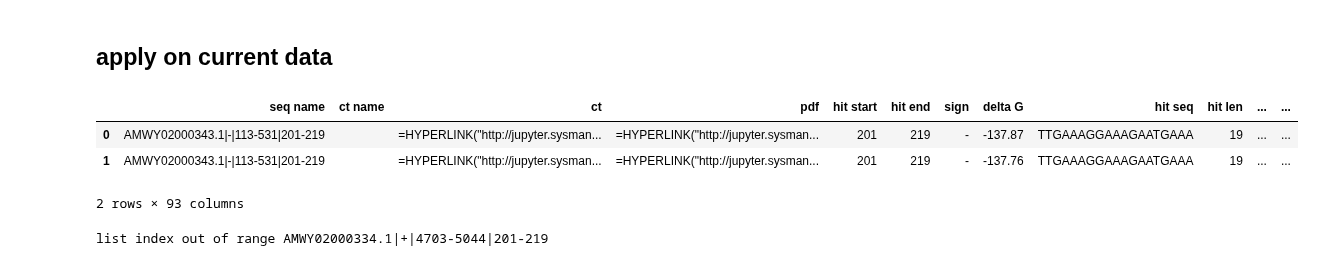
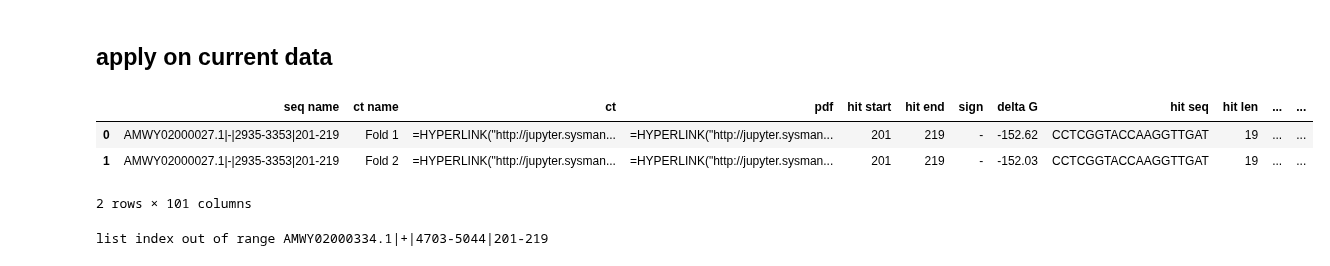
Before and after one commit to Ilia-Abolhasani/amir-p3, a Jupyter notebook: Code.ipynb, the cells around one changed output. Cells and saved outputs as stored; diff of their text form; code cells hidden in the pictures.

```diff
--- a/Code.ipynb
+++ b/Code.ipynb
@@ -1135,6 +1135,7 @@ def get_mismatch(domain, values, MCMA, hit_start, hit_end, mir_type): #MCMA: max
 # %%
 def get_bulge(domain, values, hit_start, hit_end, mir_type):
     size = []
+    bulge_type = []
     location_type = []
     location_start = []
     location_end = []
@@ -1147,11 +1148,12 @@ def get_bulge(domain, values, hit_start, hit_end, mir_type):
         else:
             current = values[d]
             if(current > last):
-                return ["Increment series error", None, None, None, None]
+                return ["Increment series error", None, None, None, None,None]
 
             if(last - current == 1 and zero_counter > 0):
                 size.append(zero_counter)
                 [loc_type, loc_start, loc_end ] = getLocation(lastI+1, d+1, hit_start, hit_end, mir_type)
+                bulge_type.append("zero")
                 location_type.append(loc_type)
                 location_start.append(loc_start)
                 location_end.append(loc_end)
@@ -1159,6 +1161,7 @@ def get_bulge(domain, values, hit_start, hit_end, mir_type):
             if(last - current > 1 and zero_counter == 0):
                 size.append(last - current - 1)
                 [loc_type, loc_start, loc_end ] = getLocation(lastI+2, d, hit_start, hit_end, mir_type)
+                bulge_type.append("jump")
                 location_type.append(loc_type)
                 location_start.append(loc_start)
                 location_end.append(loc_end)
@@ -1168,10 +1171,11 @@ def get_bulge(domain, values, hit_start, hit_end, mir_type):
             lastI = d
     if(mir_type == "3p"):
         size = size[::-1]
+        bulge_type = bulge_type[::-1]
         location_type = location_type[::-1]
         location_start = location_start[::-1]
         location_end = location_end[::-1]
-    return [len(size), size, location_type, location_start, location_end]
+    return [len(size), size, location_type, location_start, location_end, bulge_type]
 # %%
 def get_internal_loop(domain, values, MCMA, hit_start, hit_end, mir_type): #MCMA: maximum consecutive mismatch allowance
     size_HSBL = []  # number of
@@ -1221,11 +1313,11 @@ def get_internal_loop(domain, values, MCMA, hit_start, hit_end, mir_type): #MCMA
 # %%
 server_url = "http://jupyter.sysmanager.ir/tree/plant_microRNA_prediction"
 #MCMA: maximum consecutive mismatch allowance
-def get_row(tag, path, extra, acceptable_terminal_structures = 5, MCMA=3):
+def get_row(tag, path, extra, acceptable_terminal_structures = 5, MCMA=2):
     result = {}
     ct = reformatCT(path)
     result['seq name'] = tag
-    result['ct name'] = ""
+    result['ct name'] = "Fold " + path[-20:].split('SEQ_')[1].split('.ct')[0]
     result['ct'] = f'=HYPERLINK("{server_url + path[1:]}","ct")'
     result['pdf'] = f'=HYPERLINK("{server_url + path[1:-3] + ".pdf"}","pdf")'
     #print(result['pdf'])
@@ -1373,25 +1465,35 @@ def get_row(tag, path, extra, acceptable_terminal_structures = 5, MCMA=3):
             interfering_structures_domain_star = get_interfering_structures(domain_star, values)
             result['domain* interfering structures'] = "yes" if interfering_structures_domain_star else "no"
 
-            [mismatch, mismatch_size, mis_type, mis_start, mis_end] = get_mismatch(domain, values,MCMA, hit_start, hit_end, mir_type)
+            [mismatch, mismatch_size, mis_loc_type, mis_start, mis_end] = get_mismatch(domain, values,MCMA, hit_start, hit_end, mir_type)
             result['mismatch'] = mismatch
             result['mismatch size'] = mismatch_size
-            result['mismatch type'] = mis_type
+            result['mismatch type'] = mis_loc_type
             result['mismatch start'] = mis_start
             result['mismatch end'] = mis_end
-            [bulge, bulge_size, bulge_type, bulge_start, bulge_end] = get_bulge(domain, values, hit_start, hit_end, mir_type)
+            [bulge, bulge_size, bulge_loc_type, bulge_start, bulge_end,bulge_type] = get_bulge(domain, values, hit_start, hit_end, mir_type)
             result['bulge'] = bulge
             result['bulge size'] = bulge_size
-            result['bulge type'] = bulge_type
+            result['bulge type'] = bulge_loc_type
             result['bulge start'] = bulge_start
             result['bulge end'] = bulge_end
-            [internal_loop, size_HSBL, size_SSBL, intr_type, intr_start, intr_end] = get_internal_loop(domain, values, MCMA, hit_start, hit_end, mir_type)
+            [internal_loop, size_HSBL, size_SSBL, intr_loc_type, intr_start, intr_end] = get_internal_loop(domain, values, MCMA, hit_start, hit_end, mir_type)
             result['internal loop'] = internal_loop
             result['internal loop HSBL'] = size_HSBL
             result['internal loop SSBL'] = size_SSBL
-            result['internal type'] = intr_type
+            result['internal type'] = intr_loc_type
             result['internal start'] = intr_start
             result['internal end'] = intr_end
+            [proximal,proximal_hr] = get_distance_info("loop proximal","proximal border line", mis_loc_type,mismatch_size, mis_start, bulge_size, bulge_loc_type, bulge_start,bulge_end, bulge_type,internal_loop,size_HSBL,size_SSBL,intr_loc_type,intr_start,intr_end)
+            result['proximal distance'] = proximal_hr
+            [distal, distal_hr] = get_distance_info("loop distal","distal border line", mis_loc_type,mismatch_size, mis_start, bulge_size, bulge_loc_type, bulge_start,bulge_end, bulge_type,internal_loop,size_HSBL,size_SSBL,intr_loc_type,intr_start,intr_end)
+            result['distal distance'] = distal_hr
+            result['proximal closest to 15'] = closestto(proximal,15)
+            result['proximal closest to 21'] = closestto(proximal,21)
+            result['proximal closest to 36'] = closestto(proximal,36)
+            result['distal closest to 15'] = closestto(distal,15)
+            result['distal closest to 21'] = closestto(distal,21)
+            result['distal closest to 36'] = closestto(distal,36)
         else:
             result['message'] = "immediate branching"
     return pd.Series(result)
@@ -1415,10 +1517,10 @@ get_df_by_tag("AMWY02000343.1|-|113-531|201-219", extra=0).to_csv('Result/d.csv'
 # %%
-get_df_by_tag("AMWY02000343.1|-|113-531|201-219", extra=0).head()
+get_df_by_tag("AMWY02000027.1|-|2935-3353|201-219", extra=0)
 # %% [output]
 |  | seq name | ct name | ct | pdf | hit start | hit end | sign | delta G | hit seq | hit len | ... | ... |
-| 0 | AMWY02000343.1|-|113-531|201-219 |  | =HYPERLINK("http://jupyter.sysman... | =HYPERLINK("http://jupyter.sysman... | 201 | 219 | - | -137.87 | TTGAAAGGAAAGAATGAAA | 19 | ... | ... |
-| 1 | AMWY02000343.1|-|113-531|201-219 |  | =HYPERLINK("http://jupyter.sysman... | =HYPERLINK("http://jupyter.sysman... | 201 | 219 | - | -137.76 | TTGAAAGGAAAGAATGAAA | 19 | ... | ... |
+| 0 | AMWY02000027.1|-|2935-3353|201-219 | Fold 1 | =HYPERLINK("http://jupyter.sysman... | =HYPERLINK("http://jupyter.sysman... | 201 | 219 | - | -152.62 | CCTCGGTACCAAGGTTGAT | 19 | ... | ... |
+| 1 | AMWY02000027.1|-|2935-3353|201-219 | Fold 2 | =HYPERLINK("http://jupyter.sysman... | =HYPERLINK("http://jupyter.sysman... | 201 | 219 | - | -152.03 | CCTCGGTACCAAGGTTGAT | 19 | ... | ... |
-2 rows × 93 columns
+2 rows × 101 columns
 # %%
 dfs = []
 max_workers = mp.cpu_count() - 1
```
Also changed, not shown: parts of 3 cells of this notebook.
